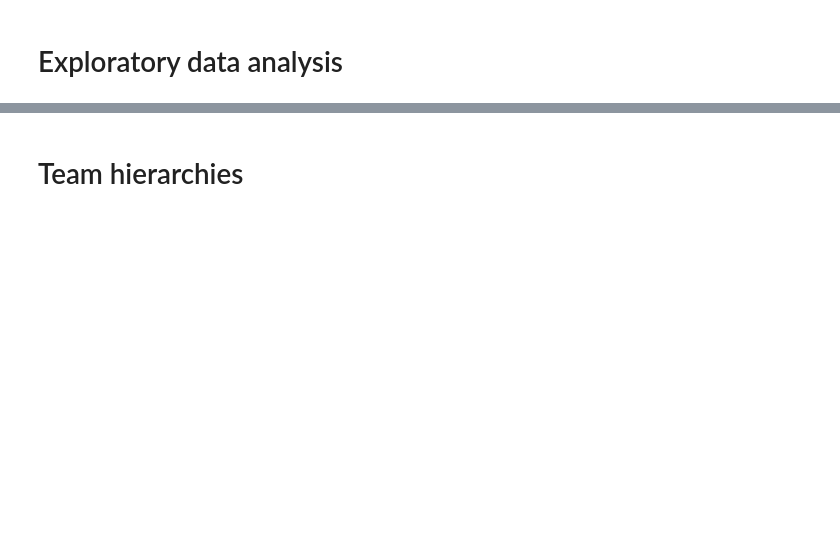
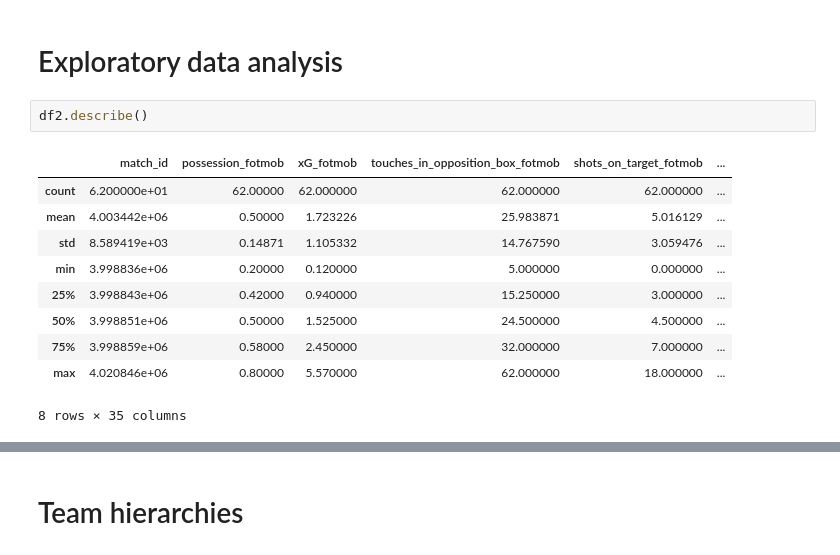
Before and after one commit to paulinagorska-pro/passing_network, a Jupyter notebook: analyses.ipynb, the cells around one changed output, grey strips where cells are left out. Saved outputs shown, nothing was run; the diff lists cells and outputs as text; blank space fills up the shorter version.

```diff
--- a/analyses.ipynb
+++ b/analyses.ipynb
@@ -13,2 +38,15 @@ folder = Path("/Users/user/Dropbox/passing_network")
 # %% [markdown]
 # Exploratory data analysis
+# %%
+df2.describe()
+# %% [output]
+|  | match_id | possession_fotmob | xG_fotmob | touches_in_opposition_box_fotmob | shots_on_target_fotmob | ... |
+| count | 6.200000e+01 | 62.00000 | 62.000000 | 62.000000 | 62.000000 | ... |
+| mean | 4.003442e+06 | 0.50000 | 1.723226 | 25.983871 | 5.016129 | ... |
+| std | 8.589419e+03 | 0.14871 | 1.105332 | 14.767590 | 3.059476 | ... |
+| min | 3.998836e+06 | 0.20000 | 0.120000 | 5.000000 | 0.000000 | ... |
+| 25% | 3.998843e+06 | 0.42000 | 0.940000 | 15.250000 | 3.000000 | ... |
+| 50% | 3.998851e+06 | 0.50000 | 1.525000 | 24.500000 | 4.500000 | ... |
+| 75% | 3.998859e+06 | 0.58000 | 2.450000 | 32.000000 | 7.000000 | ... |
+| max | 4.020846e+06 | 0.80000 | 5.570000 | 62.000000 | 18.000000 | ... |
+8 rows × 35 columns
```
Also changed, not shown: parts of 75 cells of this notebook, 1 other file.
